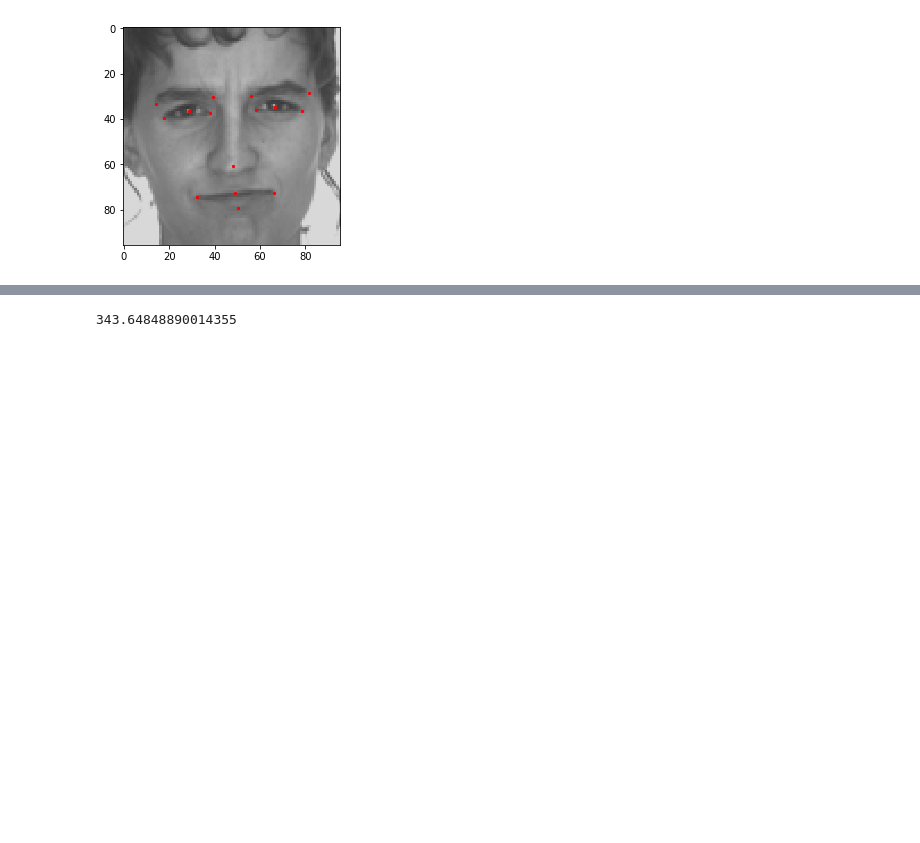
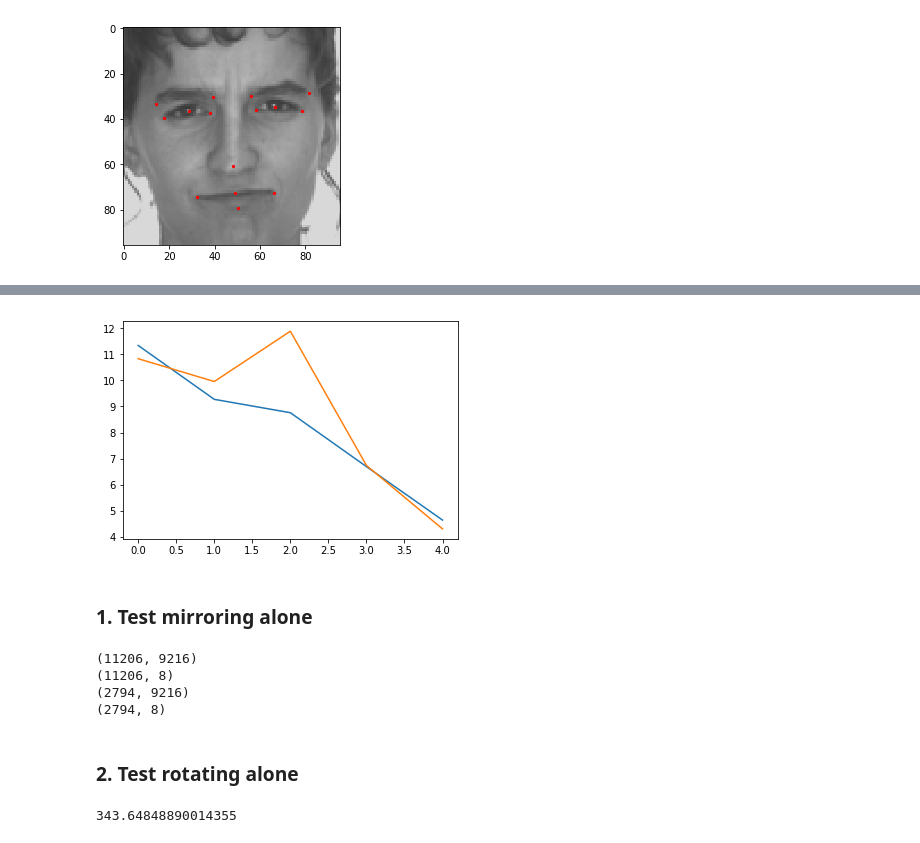
Before and after one commit to catnado/Facial_Key_Points_Detection, a Jupyter notebook: data_preprocessing.ipynb, the cells around one changed output, grey strips where cells are left out. Cells and saved outputs as stored; diff of their text form; code cells hidden in the pictures; blank space fills up the shorter version.

Commit message:
testing model with data augmentations

```diff
--- a/data_preprocessing.ipynb
+++ b/data_preprocessing.ipynb
@@ -329,0 +406,41 @@ plt.show()
+# %%
+# plot metrics
+plt.plot(history_SimpleModel_1.history['rmse'])
+plt.plot(history_SimpleModel_1.history['val_rmse'])
+plt.show()
+# %% [output]
+[figure, added]
+# %% [markdown]
+### 1. Test mirroring alone
+# %%
+# test on model 1 with 8 points, prep data
+
+# filter labels on only those 8 points
+points = [0, 1, 2, 3, 20, 21, 28, 29]
+y_train_model1 = y_train_mirror[:, points]
+y_val_model1 = y_val_mirror[:, points]
+
+# get index of non-missing labels
+index_train = ~np.isnan(y_train_model1).any(axis=1)
+index_val = ~np.isnan(y_val_model1).any(axis=1)
+
+# filter out missing labels on training and validation data
+X_train_nm_mirror = X_train_mirror[index_train]
+y_train_nm_mirror = y_train_model1[index_train]
+X_val_nm_mirror = X_val_mirror[index_val]
+y_val_nm_mirror = y_val_model1[index_val]
+
+X_train_nm_mirror = np.concatenate((X_train_nm, X_train_nm_mirror), axis=0)
+y_train_nm_mirror = np.concatenate((y_train_nm, y_train_nm_mirror), axis=0)
+X_val_nm_mirror = np.concatenate((X_val_nm, X_val_nm_mirror), axis=0)
+y_val_nm_mirror = np.concatenate((y_val_nm, y_val_nm_mirror), axis=0)
+
+print(X_train_nm_mirror.shape)
+print(y_train_nm_mirror.shape)
+print(X_val_nm_mirror.shape)
+print(y_val_nm_mirror.shape)
+# %% [output]
+(11206, 9216)
+(11206, 8)
+(2794, 9216)
+(2794, 8)
@@ -330,3 +460,5 @@ plt.show()
+# %% [markdown]
+### 2. Test rotating alone
 # %%
 X_train_rotate.max()
 # %% [output]
```
Also changed, not shown: parts of 9 cells of this notebook.
